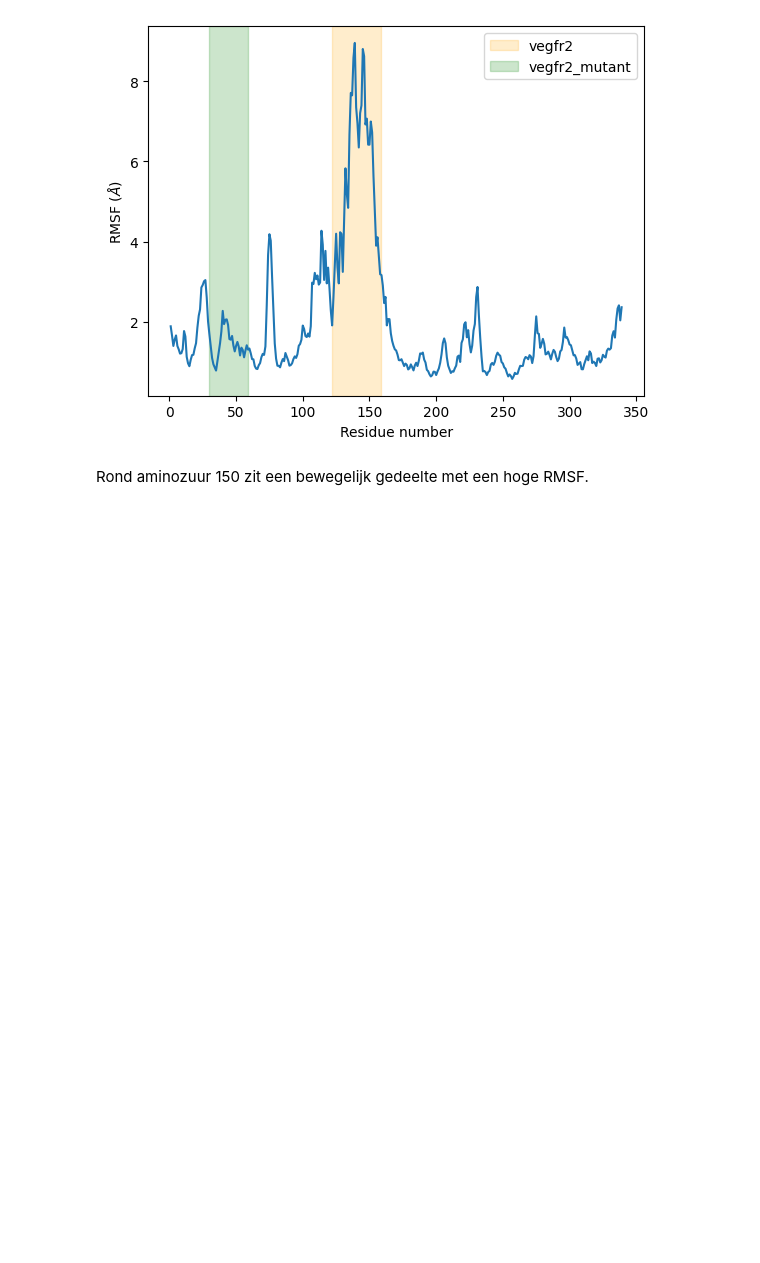
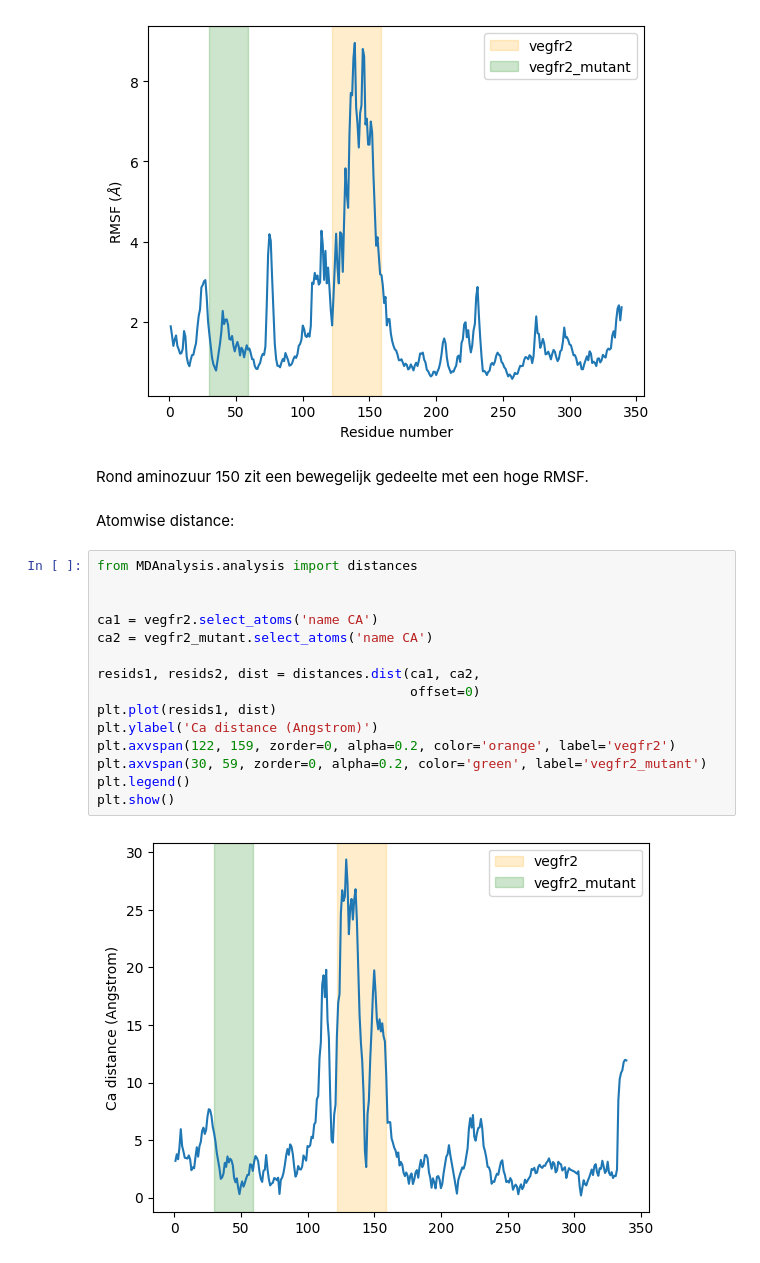
Before and after one commit to Fl-ris/Protein_mutation_predictor, a Jupyter notebook: molecularmodeling_log.ipynb, the cells around one changed output. Saved outputs shown, nothing was run; the diff lists cells and outputs as text; blank space fills up the shorter version.

Commit message:
Atomwise distance toegevoegd.

```diff
--- a/molecularmodeling_log.ipynb
+++ b/molecularmodeling_log.ipynb
@@ -363,3 +363,22 @@ plt.show()
 [figure]
 # %% [markdown]
 Rond aminozuur 150 zit een bewegelijk gedeelte met een hoge RMSF.
+# %% [markdown]
+Atomwise distance:
+# %%
+from MDAnalysis.analysis import distances
+
+
+ca1 = vegfr2.select_atoms('name CA')
+ca2 = vegfr2_mutant.select_atoms('name CA')
+
+resids1, resids2, dist = distances.dist(ca1, ca2,
+                                        offset=0)
+plt.plot(resids1, dist)
+plt.ylabel('Ca distance (Angstrom)')
+plt.axvspan(122, 159, zorder=0, alpha=0.2, color='orange', label='vegfr2')
+plt.axvspan(30, 59, zorder=0, alpha=0.2, color='green', label='vegfr2_mutant')
+plt.legend()
+plt.show()
+# %% [output]
+[figure, added]
```
Also changed, not shown: parts of 3 cells of this notebook.
